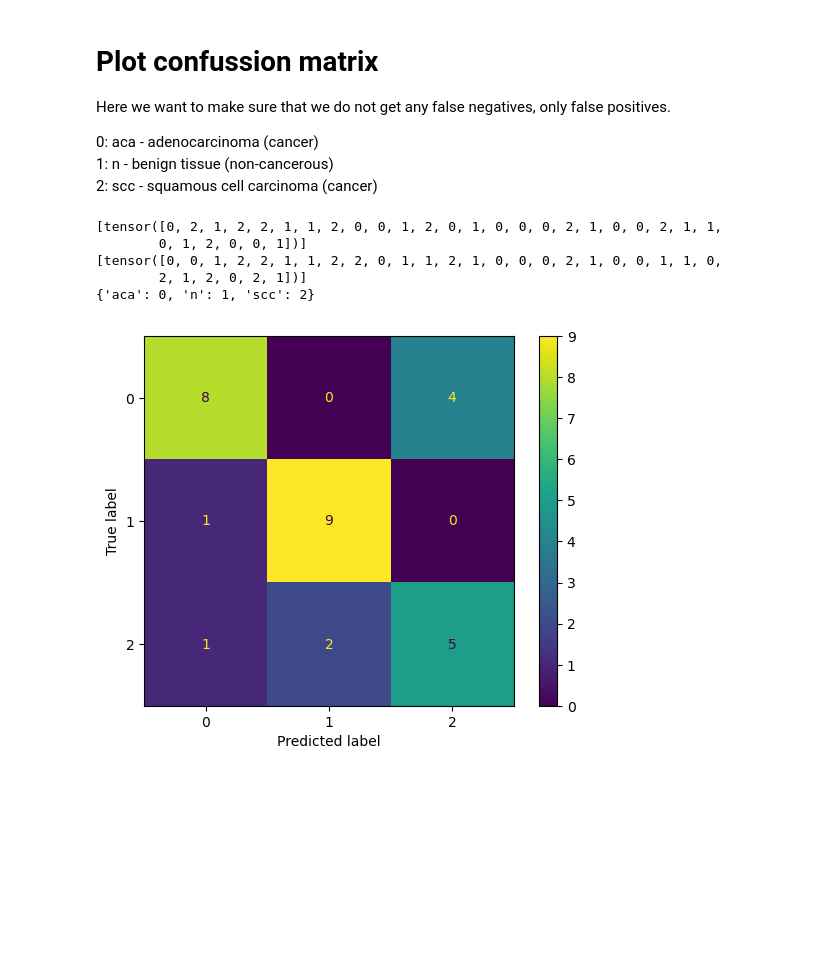
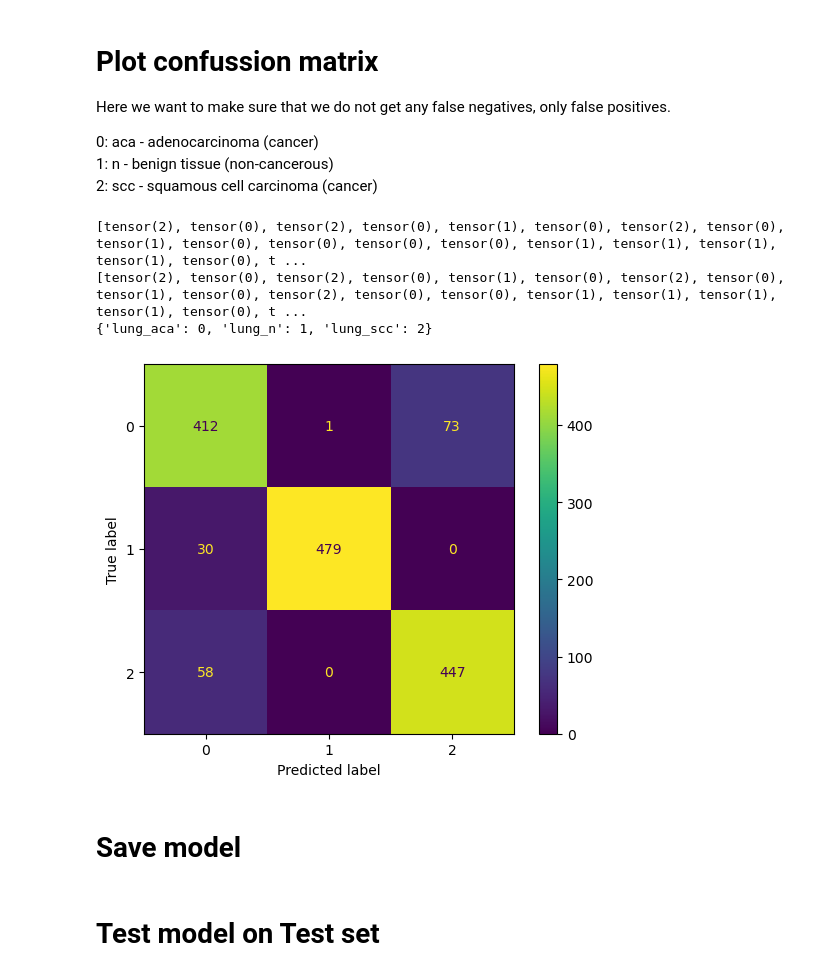
Before and after one commit to Matfolkarn/CNN-lung-cancer-prediction, a Jupyter notebook: cnn.ipynb, the cells around one changed output. Saved outputs shown, nothing was run; the diff lists cells and outputs as text; code cells hidden in the pictures; blank space fills up the shorter version.

Commit message:
first model

```diff
--- a/cnn.ipynb
+++ b/cnn.ipynb
@@ -11,8 +11,8 @@ transform = transforms.Compose([
     transforms.ToTensor()
 ])
 
-#lung_dataset = datasets.ImageFolder('/home/hampus/dev/bioinformatics/lung_colon_image_set/lung_image_sets',transform=transform)
-lung_dataset = datasets.ImageFolder('/home/hampus/dev/bioinformatics/lung_colon_image_set/test',transform=transform)
+lung_dataset = datasets.ImageFolder('/home/hampus/dev/bioinformatics/lung_colon_image_set/lung_image_sets',transform=transform)
+#lung_dataset = datasets.ImageFolder('/home/hampus/dev/bioinformatics/lung_colon_image_set/test',transform=transform)
 # %%
 from pathlib import Path
 current_file_directory = Path('cnn.ipynb').resolve().parent
@@ -110,25 +124,24 @@ for epoch in range(num_epochs):
     model.train()
     total_train = 0
     correct_train = 0
+    loss_train = []
     for i, (images, labels) in enumerate(train_loader):
+        optimizer.zero_grad()
         outputs = model(images)
         loss = criterion(outputs, labels)
 
-        optimizer.zero_grad()
-        loss.backward()
-        optimizer.step()
 
         total_train += len(labels)
         _, pred = torch.max(outputs.data, 1)
         correct_train += (pred == labels).sum().item()
-        #for o in outputs:
-        #    print(o)
+        loss_train.append(loss.item())
 
-        #print('Loss: {:.4f}'.format(epoch+1, loss.item()))
-        #print(outputs.shape)
-        #print(labels)
-    print(f'Epoch [{epoch + 1}/{num_epochs}], Loss: {loss.item():.4f}')
-    train_loss.append(loss.item())
+
+        loss.backward()
+        optimizer.step()
+
+    print(f'Epoch [{epoch + 1}/{num_epochs}], Train Loss: {loss.item():.4f}')
+    train_loss.append(sum(loss_train)/total_train)
     train_accuracy.append(correct_train/total_train)
 
 
@@ -137,15 +150,18 @@ for epoch in range(num_epochs):
     with torch.no_grad():
         correct = 0
         total = 0
-        for images, labels in val_loader:
-            outputs = model(images)
-            _, predicted = torch.max(outputs.data, 1)
+        for i, (images, labels) in enumerate(val_loader):
+            print(images)
+            val_outputs = model(images)
+            _, predicted = torch.max(val_outputs.data, 1)
             total += len(labels)
             correct += (predicted == labels).sum().item()
-            loss_v = criterion(outputs, labels)
+            loss_v = criterion(val_outputs, labels)
+            #print(val_outputs)
         val_loss.append(loss_v.item())
         val_accuracy.append(correct/total)
-        print(f'Epoch [{epoch + 1}/{num_epochs}], Loss: {loss_v.item():.4f}')
+
+        print(f'Epoch [{epoch + 1}/{num_epochs}], Val Loss: {loss_v.item():.4f}')
         print("total: ", total)
         print("correct: ", correct)
         print("accuracy: ", correct/total)
@@ -189,15 +207,15 @@ Eval
 # %%
 y_true = []
 y_pred = []
-
+model.eval()
 with torch.no_grad():
     correct = 0
     total = 0
     for images, labels in val_loader:
         outputs = model(images)
         _, predicted = torch.max(outputs.data, 1)
-        y_true.append(labels)
-        y_pred.append(predicted)
+        y_true += labels
+        y_pred += predicted
         print(labels)
         print(predicted)
         total += len(labels)
@@ -224,15 +252,15 @@ Here we want to make sure that we do not get any false negatives, only false pos
 # %%
 from sklearn.metrics import confusion_matrix, ConfusionMatrixDisplay
 print(y_true)
 print(y_pred)
-cm = confusion_matrix(y_true[0], y_pred[0])
+cm = confusion_matrix(y_true, y_pred)
 ConfusionMatrixDisplay(cm).plot()
 
 print(lung_dataset.class_to_idx)
 # %% [output]
-[tensor([0, 2, 1, 2, 2, 1, 1, 2, 0, 0, 1, 2, 0, 1, 0, 0, 0, 2, 1, 0, 0, 2, 1, 1,
-        0, 1, 2, 0, 0, 1])]
-[tensor([0, 0, 1, 2, 2, 1, 1, 2, 2, 0, 1, 1, 2, 1, 0, 0, 0, 2, 1, 0, 0, 1, 1, 0,
-        2, 1, 2, 0, 2, 1])]
-{'aca': 0, 'n': 1, 'scc': 2}
+[tensor(2), tensor(0), tensor(2), tensor(0), tensor(1), tensor(0), tensor(2), tensor(0), tensor(1), tensor(0), tensor(0), tensor(0), tensor(0), tensor(1), tensor(1), tensor(1), tensor(1), tensor(0), t ...
+[tensor(2), tensor(0), tensor(2), tensor(0), tensor(1), tensor(0), tensor(2), tensor(0), tensor(1), tensor(0), tensor(2), tensor(0), tensor(0), tensor(1), tensor(1), tensor(1), tensor(1), tensor(0), t ...
+{'lung_aca': 0, 'lung_n': 1, 'lung_scc': 2}
-[figure, old version]
+[figure, new version]
+# %% [markdown]
+# Save model
@@ -238,0 +273,2 @@ print(lung_dataset.class_to_idx)
+# %% [markdown]
+# Test model on Test set
```
Also changed, not shown: parts of 25 cells of this notebook.
